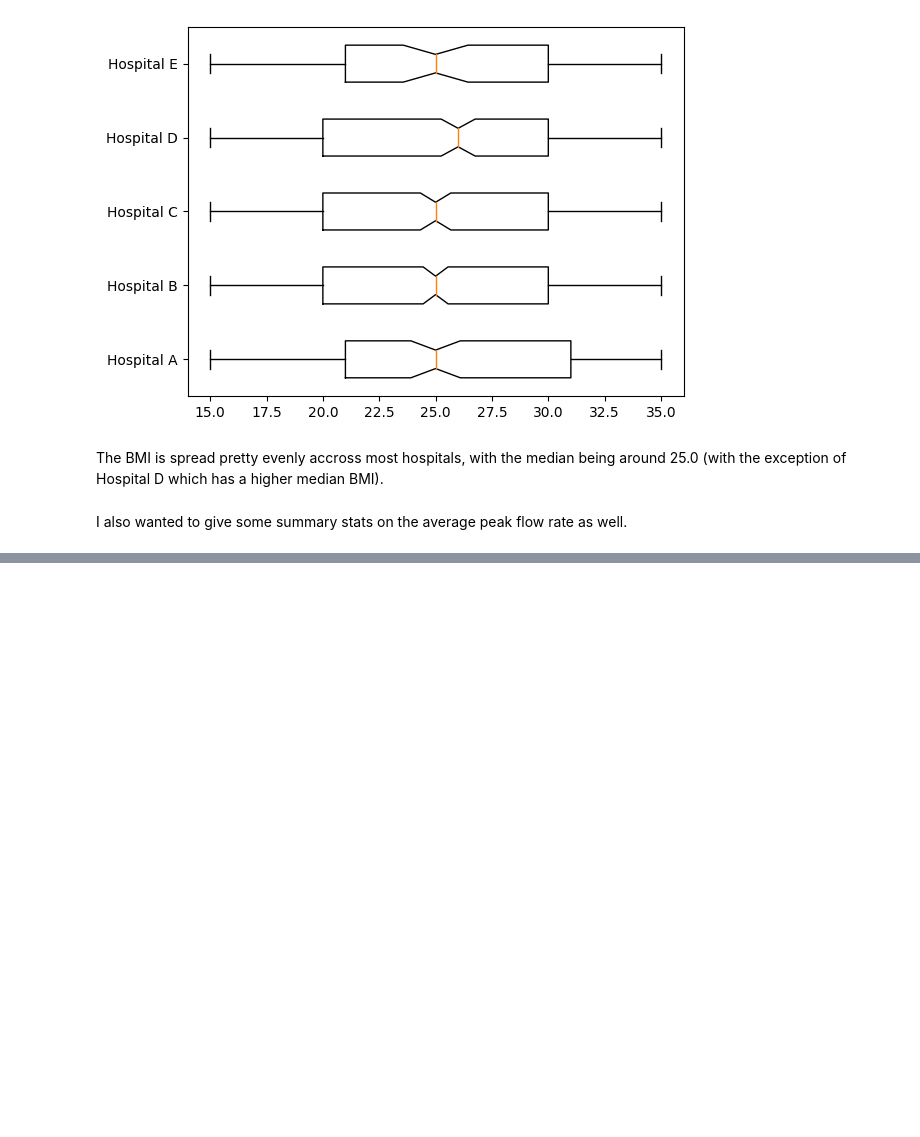
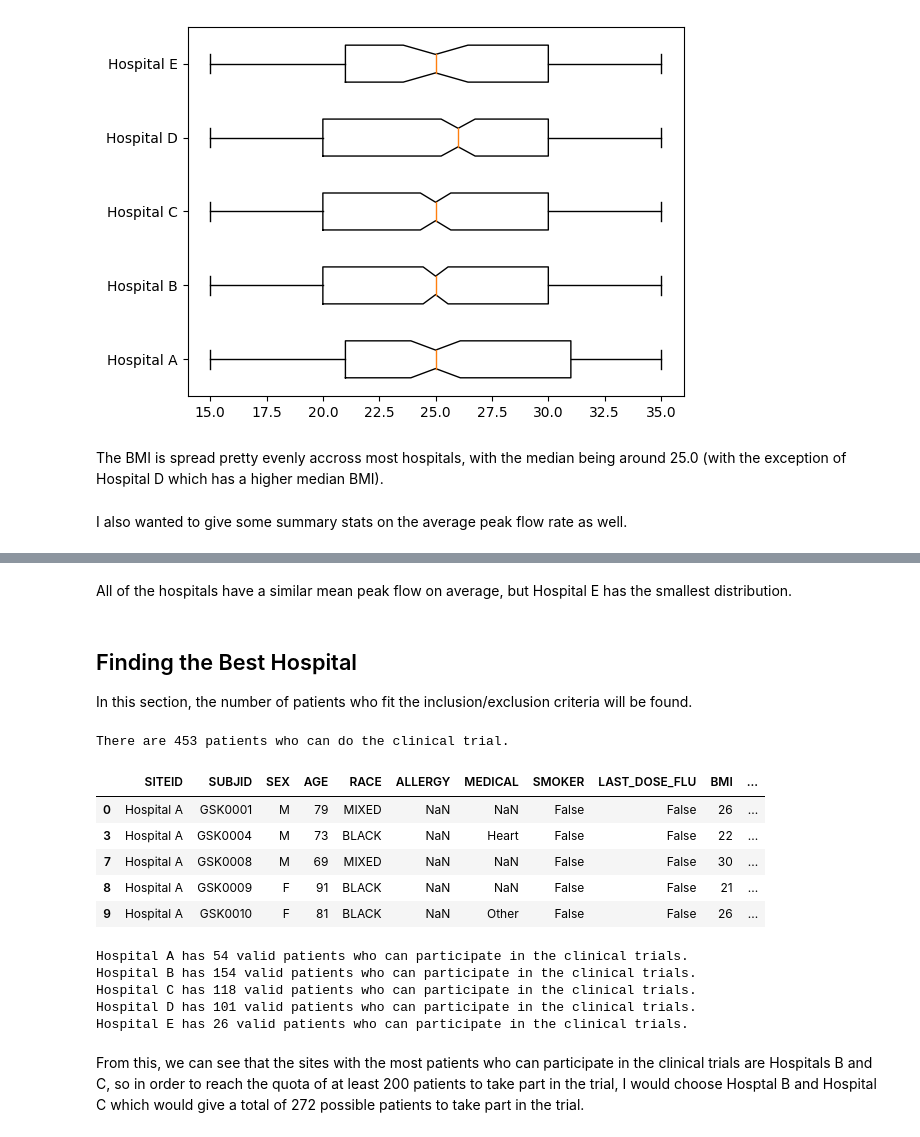
Before and after one commit to TheKonamiKoder/Clinical-Trials-Data-Analyis, a Jupyter notebook: src/main.ipynb, the cells around one changed output, grey strips where cells are left out. Drawn from its saved outputs; the diff is of its cells as text; code cells hidden in the pictures; blank space fills up the shorter version.

Commit message:
Find valid patients per hospital

```diff
--- a/src/main.ipynb
+++ b/src/main.ipynb
@@ -171,0 +183,60 @@ df["PEAK_FLOW_AVERAGE"] = (df["PEAK_FLOW_1"] + df["PEAK_FLOW_2"] + df["PEAK_FLOW
+# %% [markdown]
+All of the hospitals have a similar mean peak flow on average, but Hospital E has the smallest distribution.
+# %% [markdown]
+<h2>Finding the Best Hospital</h2>
+
+In this section, the number of patients who fit the inclusion/exclusion criteria will be found.
+# %%
+inclusion_exclusion_criteria = {
+    "AGE"               : (lambda age: age >= 50),                          # Age must be more than 50
+    "PEAK_FLOW_MEAN"    : (lambda peak_flow_mean: peak_flow_mean >= 400),   # The peak flow must be more than 400
+    "LAST_DOSE_FLU"     : (lambda last_dose_flu: not last_dose_flu),        # Should not have had a flu shot in the last 6 months
+    "ALLERGY"           : (lambda allergy: allergy != "Egg"),               # Should not have an egg allergy
+    "MEDICAL"           : (lambda medical: medical != "Respiratory"),       # Should not have a history of respiratory conditions
+    "BMI"               : (lambda bmi: 18 <= bmi <= 32),                    # Should have a BMI between 18-32
+    "SMOKER"            : (lambda smoker: not smoker),                      # Should not be a smoker
+}
+
+# Stores the indexes of the patients who can't participate in the clinical trials
+invalid_patients = set()
+for index, row in df.iterrows():
+    #print(row)
+    patient_valid = True    # Can the patient take part in the clinical trial?
+    for column, field in row.items():
+        if not inclusion_exclusion_criteria.get(column, lambda _: True)(field):  # Checks the criteria to see if the field is valid or not
+            patient_valid = False
+    if not patient_valid:
+        invalid_patients.add(index)
+
+clinical_trial_patients_df = df.drop(invalid_patients)
+
+print(f"There are {len(clinical_trial_patients_df.index)} patients who can do the clinical tr")
+
+clinical_trial_patients_df.head()
+# %% [output]
+There are 453 patients who can do the clinical trial.
+|  | SITEID | SUBJID | SEX | AGE | RACE | ALLERGY | MEDICAL | SMOKER | LAST_DOSE_FLU | BMI | ... |
+| 0 | Hospital A | GSK0001 | M | 79 | MIXED | NaN | NaN | False | False | 26 | ... |
+| 3 | Hospital A | GSK0004 | M | 73 | BLACK | NaN | Heart | False | False | 22 | ... |
+| 7 | Hospital A | GSK0008 | M | 69 | MIXED | NaN | NaN | False | False | 30 | ... |
+| 8 | Hospital A | GSK0009 | F | 91 | BLACK | NaN | NaN | False | False | 21 | ... |
+| 9 | Hospital A | GSK0010 | F | 81 | BLACK | NaN | Other | False | False | 26 | ... |
+# %%
+site_ids = df["SITEID"].unique()
+
+patients_per_site = {
+    site_id : (valid_patients :=
+            len(clinical_trial_patients_df[clinical_trial_patients_df["SITEID"] == site_id].index))
+        for site_id in site_ids
+}
+
+for site_id in patients_per_site:
+    print(f"{site_id} has {patients_per_site[site_id]} valid patients who can participate in the clinical trials.")
+# %% [output]
+Hospital A has 54 valid patients who can participate in the clinical trials.
+Hospital B has 154 valid patients who can participate in the clinical trials.
+Hospital C has 118 valid patients who can participate in the clinical trials.
+Hospital D has 101 valid patients who can participate in the clinical trials.
+Hospital E has 26 valid patients who can participate in the clinical trials.
+# %% [markdown]
+From this, we can see that the sites with the most patients who can participate in the clinical trials are Hospitals B and C, so in order to reach the quota of at least 200 patients to take part in the trial, I would choose Hosptal B and Hospital C which would give a total of 272 possible patients to take part in the trial.
```
Also changed, not shown: parts of 3 cells of this notebook.
